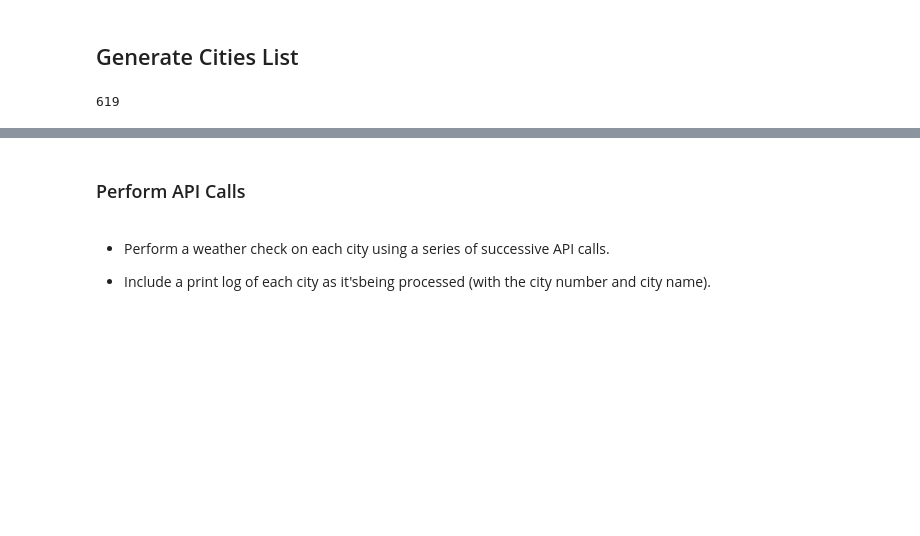
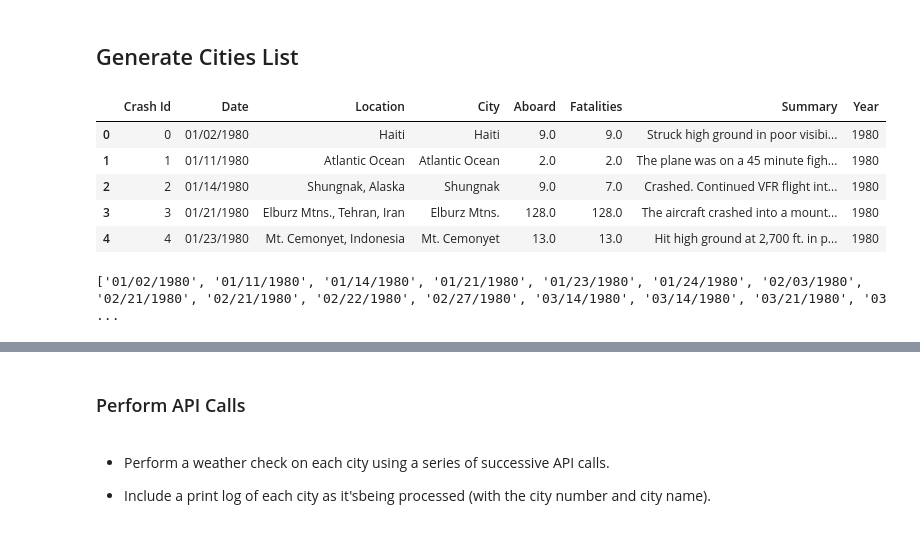
Before and after one commit to gitgranthub/ETL_airplane_crash_weather_or_not, a Jupyter notebook: WeatherPy.ipynb, the cells around one changed output, grey strips where cells are left out. Drawn from its saved outputs; the diff is of its cells as text; code cells hidden in the pictures; blank space fills up the shorter version.

```diff
--- a/WeatherPy.ipynb
+++ b/WeatherPy.ipynb
@@ -33,19 +23,0 @@ cities = []
-# %%
-# Create a set of random lat and lng combinations
-lats = np.random.uniform(lat_range[0], lat_range[1], size=1500)
-lngs = np.random.uniform(lng_range[0], lng_range[1], size=1500)
-lat_lngs = zip(lats, lngs)
-
-# Identify nearest city for each lat, lng combination
-for lat_lng in lat_lngs:
-    city = citipy.nearest_city(lat_lng[0], lat_lng[1]).city_name
-
-    # If the city is unique, then add it to a our cities list
-    if city not in cities:
-        cities.append(city)
-
-# Print the city count to confirm sufficient count
-
-len(cities)
-# %% [output]
-619
@@ -51,0 +29,17 @@ len(cities)
+# %%
+plane_crash_data = "data/plane_crashes.csv"
+crash_data = pd.read_csv(plane_crash_data)
+crash_data.head()
+# %% [output]
+|  | Crash Id | Date | Location | City | Aboard | Fatalities | Summary | Year |
+| 0 | 0 | 01/02/1980 | Haiti | Haiti | 9.0 | 9.0 | Struck high ground in poor visibi... | 1980 |
+| 1 | 1 | 01/11/1980 | Atlantic Ocean | Atlantic Ocean | 2.0 | 2.0 | The plane was on a 45 minute figh... | 1980 |
+| 2 | 2 | 01/14/1980 | Shungnak, Alaska | Shungnak | 9.0 | 7.0 | Crashed. Continued VFR flight int... | 1980 |
+| 3 | 3 | 01/21/1980 | Elburz Mtns., Tehran, Iran | Elburz Mtns. | 128.0 | 128.0 | The aircraft crashed into a mount... | 1980 |
+| 4 | 4 | 01/23/1980 | Mt. Cemonyet, Indonesia | Mt. Cemonyet | 13.0 | 13.0 | Hit high ground at 2,700 ft. in p... | 1980 |
+# %%
+#cities = crash_data['City'].tolist()
+dates = crash_data['Date'].tolist()
+print(dates)
+# %% [output]
+['01/02/1980', '01/11/1980', '01/14/1980', '01/21/1980', '01/23/1980', '01/24/1980', '02/03/1980', '02/21/1980', '02/21/1980', '02/22/1980', '02/27/1980', '03/14/1980', '03/14/1980', '03/21/1980', '03 ...
```
Also changed, not shown: parts of 31 cells of this notebook.
